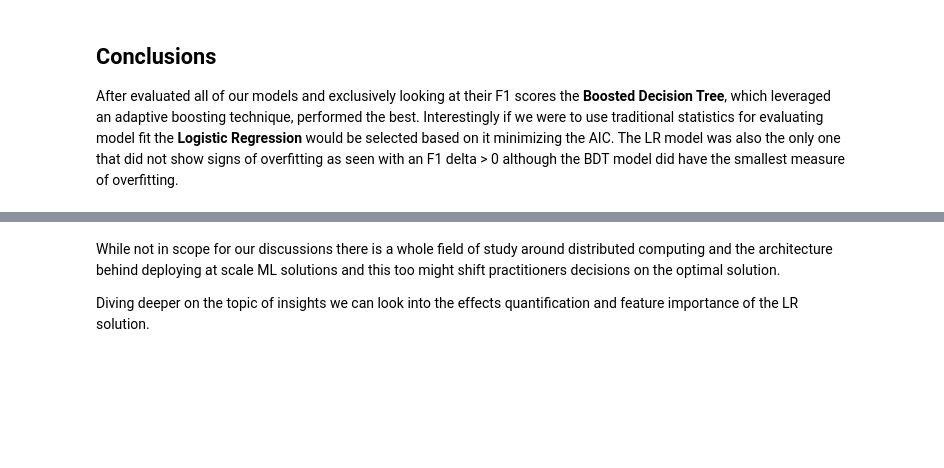
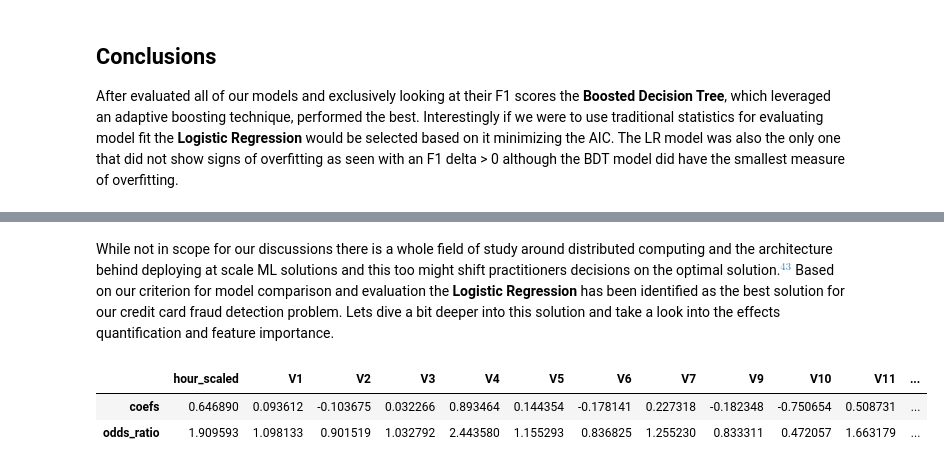
Before and after one commit to cristobalmitchell/CreditCardFraud, a Jupyter notebook: credit-card-fraud.ipynb, the cells around one changed output, grey strips where cells are left out. Saved outputs shown, nothing was run; the diff lists cells and outputs as text; code cells hidden in the pictures; blank space fills up the shorter version.

```diff
--- a/credit-card-fraud.ipynb
+++ b/credit-card-fraud.ipynb
@@ -851,4 +971,11 @@ Given that the goal of our project was to determine the most performative model
 # %% [markdown]
-While not in scope for our discussions there is a whole field of study around distributed computing and the architecture behind deploying at scale ML solutions and this too might shift practitioners decisions on the optimal solution.
-
-Diving deeper on the topic of insights we can look into the effects quantification and feature importance of the LR solution.
+While not in scope for our discussions there is a whole field of study around distributed computing and the architecture behind deploying at scale ML solutions and this too might shift practitioners decisions on the optimal solution.[$^{43}$](#43) Based on our criterion for model comparison and evaluation the **Logistic Regression** has been identified as the best solution for our credit card fraud detection problem. Lets dive a bit deeper into this solution and take a look into the effects quantification and feature importance.
+# %%
+final_model = LogisticRegression(C=1.0721710683587817, penalty='l2', solver='lbfgs').fit(x_train,y_train)
+coefs = pd.DataFrame(final_model.coef_,columns=x_train.columns, index=['coefs'])
+odds_ratios = pd.DataFrame(np.exp(final_model.coef_),columns=x_train.columns, index=['odds_ratio'])
+pd.concat([coefs,odds_ratios])
+# %% [output]
+|  | hour_scaled | V1 | V2 | V3 | V4 | V5 | V6 | V7 | V9 | V10 | V11 | ... |
+| coefs | 0.646890 | 0.093612 | -0.103675 | 0.032266 | 0.893464 | 0.144354 | -0.178141 | 0.227318 | -0.182348 | -0.750654 | 0.508731 | ... |
+| odds_ratio | 1.909593 | 1.098133 | 0.901519 | 1.032792 | 2.443580 | 1.155293 | 0.836825 | 1.255230 | 0.833311 | 0.472057 | 1.663179 | ... |
```
Also changed, not shown: parts of 43 cells of this notebook.
